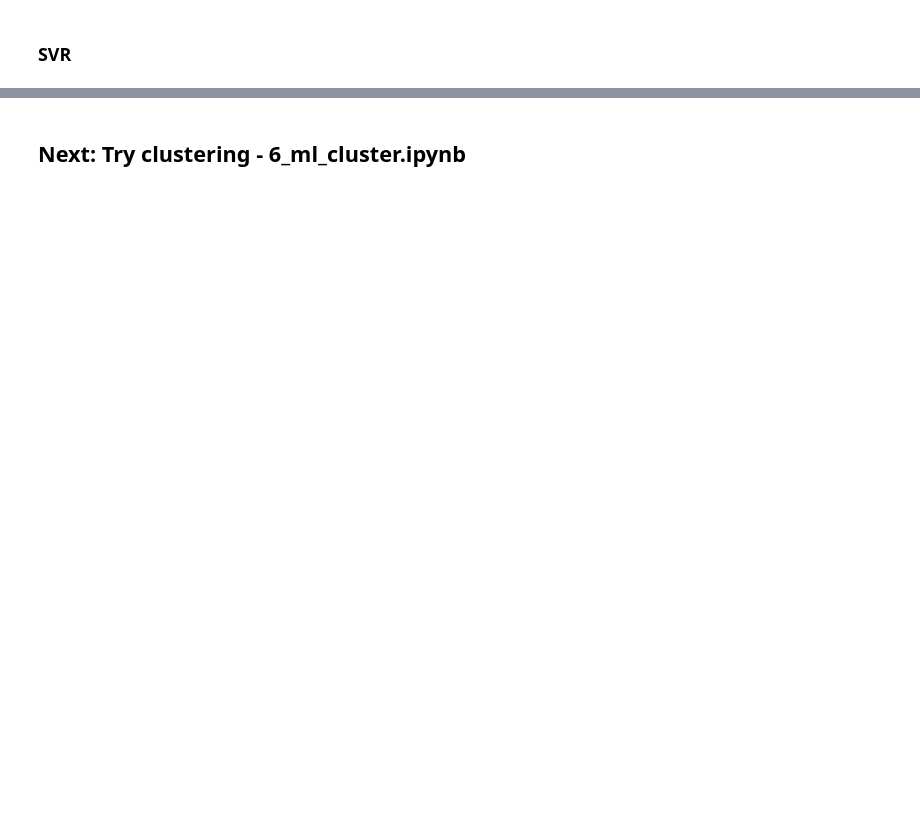
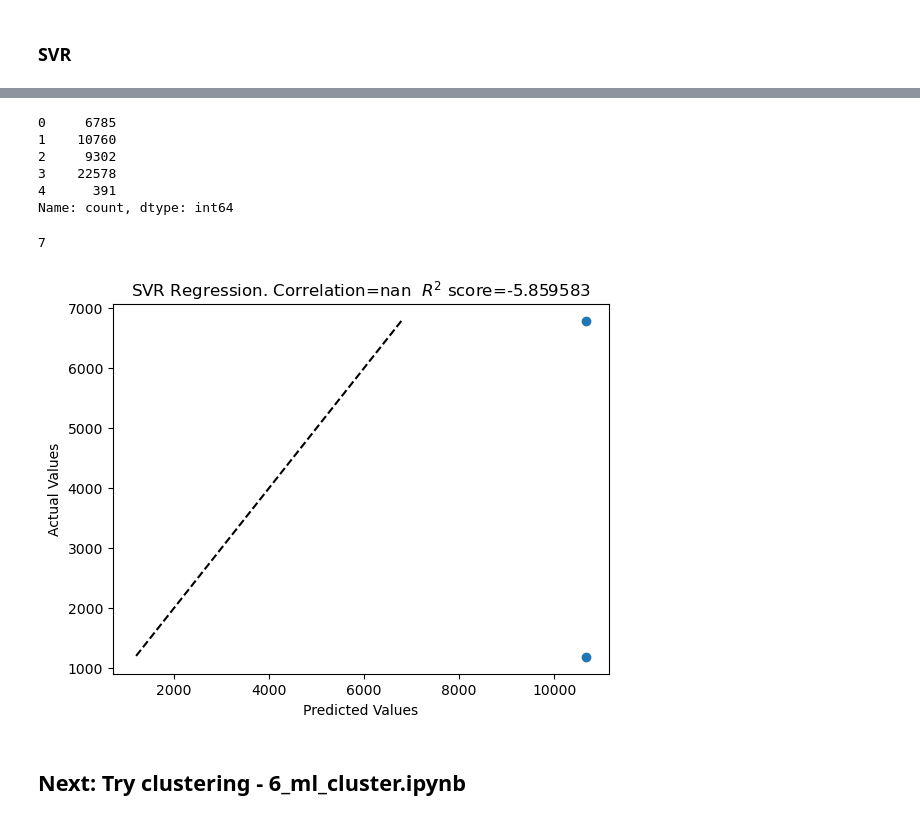
Before and after one commit to aeaiu/usable_ai_project, a Jupyter notebook: Notebooks/5_ml_prediction.ipynb, the cells around one changed output, grey strips where cells are left out. Saved outputs shown, nothing was run; the diff lists cells and outputs as text; code cells hidden in the pictures; blank space fills up the shorter version.

```diff
--- a/Notebooks/5_ml_prediction.ipynb
+++ b/Notebooks/5_ml_prediction.ipynb
@@ -364,3 +376,16 @@ x.head(1)
+# %%
+y.head()
+# %% [output]
+0     6785
+1    10760
+2     9302
+3    22578
+4      391
+Name: count, dtype: int64
+# %%
+y.size
+# %% [output]
+7
 # %%
 
  X_train, X_test, Y_train, Y_test = train_test_split(x, y, test_size=.2)
@@ -381,16 +406,18 @@ rsquared_svr = r2_score(Y_test, y_pred)
 # %%
 plt.scatter(Y_predicted, Y_test)
 
-plt.title("Linear Regression. Correlation=%f  $R^2$ score=%f" % (corr_linear, rsquared_linear))
+plt.title("SVR Regression. Correlation=%f  $R^2$ score=%f" % (corr_svr, rsquared_svr))
 
 plt.xlabel("Predicted Values")
 plt.ylabel("Actual Values")
 
 # plot a diagonal line
 plt.plot(Y_test, Y_test, 'k--') # 'k--' = black dashed lines
 plt.show()
 
 # Graphical representati
+# %% [output]
+[figure, added]
 # %%
 # Save to file for next step ML
 df.to_csv(generated_data_path +'homeless_camp_closed_2023_parks_simplified.csv', index=False)
```
Also changed, not shown: parts of 36 cells of this notebook.
